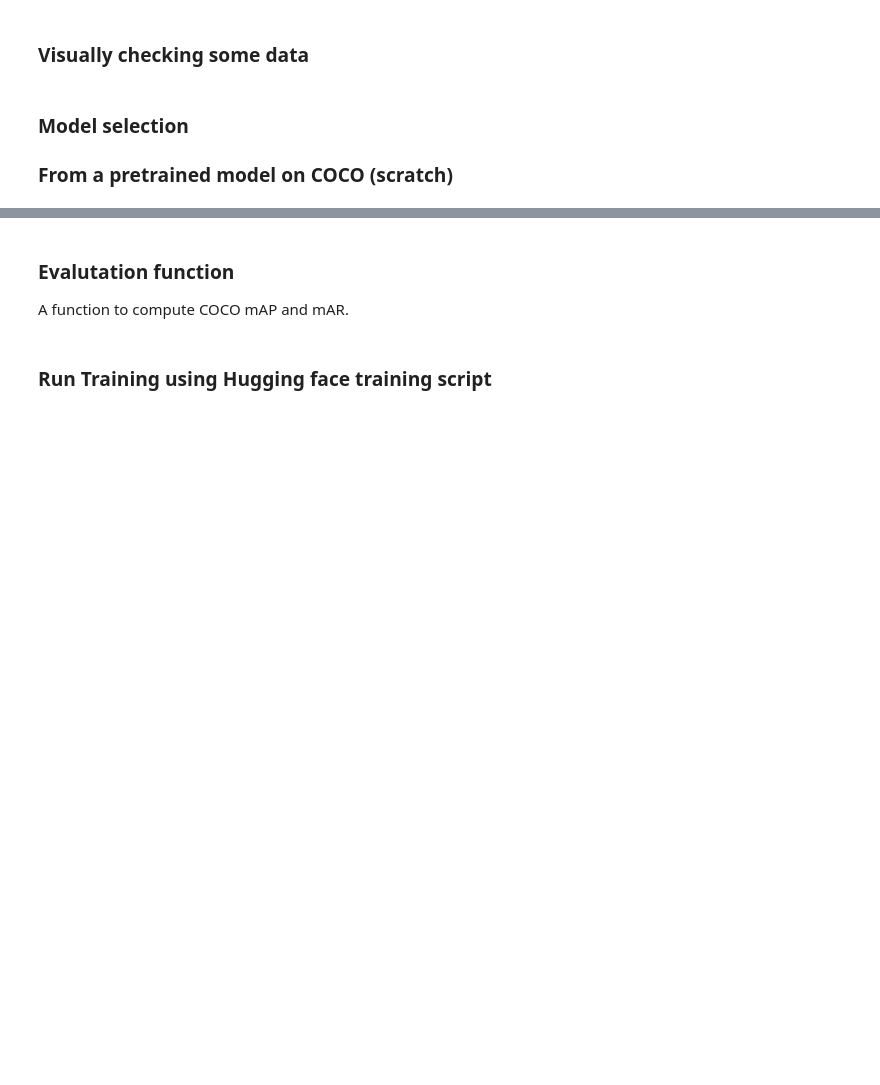
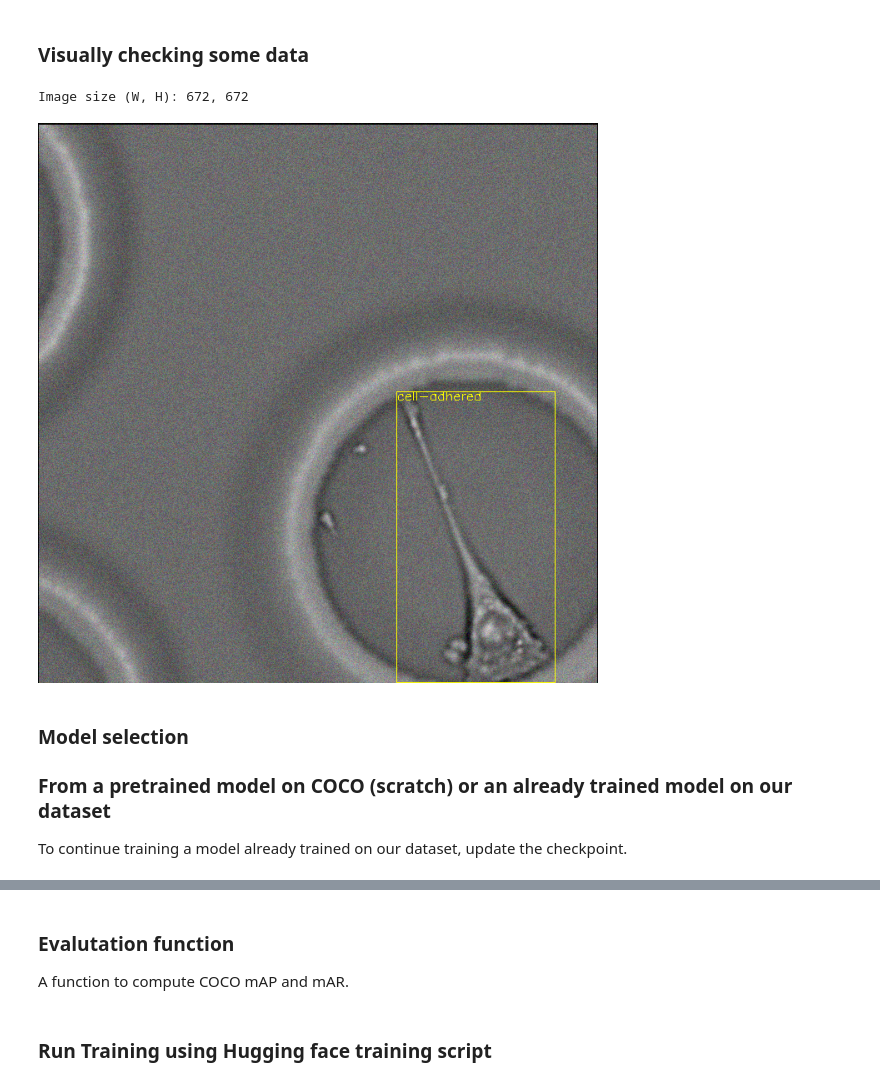
Before and after one commit to ashishsinha-cellanome/as-cells, a Jupyter notebook: Mask RCNN/Training RT-DETR for Cell detection.ipynb, the cells around one changed output, grey strips where cells are left out. Cells and saved outputs as stored; diff of their text form; code cells hidden in the pictures; blank space fills up the shorter version.

```diff
--- a/Mask RCNN/Training RT-DETR for Cell detection.ipynb
+++ b/Mask RCNN/Training RT-DETR for Cell detection.ipynb
@@ -399,0 +447,43 @@ def get_rt_detr_model(
+# %%
+if not os.path.exists(os.path.join(MODEL_PATH, CUSTOM_RT_DETR_WITH_DINOV2_BACKBONE_INITIAL_CHECKPOINT)):
+    id2label = LABEL_MAP
+    label2id = {v: k for k, v in id2label.items()}
+    pretrained_rt_detr_model_checkpoint: str = "PekingU/rtdetr_v2_r18vd"
+    pretrained_rt_detr_model = RTDetrV2ForObjectDetection.from_pretrained(
+            pretrained_rt_detr_model_checkpoint,
+            id2label = id2label,
+            label2id = label2id,
+            ignore_mismatched_sizes=True
+        )
+
+    # check the backnone output dims
+    print("Pretrained models encoder input dims: ", [pretrained_rt_detr_model.model.encoder_input_proj[i][0].weight.shape[1]
+                                  for i in range(len(pretrained_rt_detr_model.model.encoder_input_proj))])
+    print("Pretrained config encoder input dims: ", pretrained_rt_detr_model.model.backbone.intermediate_channel_sizes)
+
+    # load our custom DINOv2 bakbone with FPN from the initial checkpoint
+    dinov2_backbone_config = Dinov2BackBoneWithFPNConfig.from_pretrained(os.path.join(MODEL_PATH, DINOV2_BACKBONE_INITIAL_CHECKPOINT))
+    print("DINOv2 model checkpoint of the backbone: ", dinov2_backbone_config.dinov2_pretrained_backbone_name_or_path)
+    dinov2_backbone = Dinov2BackBoneWithFPN.from_pretrained(os.path.join(MODEL_PATH, DINOV2_BACKBONE_INITIAL_CHECKPOINT))
+
+    # update the config of pretrained_rt_detr_model to configure Dinov2 backbone with FPN
+    # convert to RTDetrV2ConfigWithCustomBackBone class before replacing the backbone
+    pretrained_model_config_dict = pretrained_rt_detr_model.config.to_dict()
+    rt_detr_model_with_dinov2_backbone_config = RTDetrV2ConfigWithCustomBackBone(**pretrained_model_config_dict)
+    # replace the backbone_config with that of DINOv2 with backbone
+    rt_detr_model_with_dinov2_backbone_config.backbone_config = dinov2_backbone_config
+
+    # build the model (with random weights), we do this to make sure the config is correct
+    test_model = RTDetrV2ForObjectDetectionWithCustomBackbone(rt_detr_model_with_dinov2_backbone_config)
+    print("Reconstructed models encoder input dims: ", [test_model.model.encoder_input_proj[i][0].weight.shape[1]
+                                                        for i in range(len(test_model.model.encoder_input_proj))])
+    print("Modified config encoder input dims: ", test_model.model.backbone.intermediate_channel_sizes)
+
+    # now replce the backbone in the model and update its config with the new one before saving
+    pretrained_rt_detr_model.config = rt_detr_model_with_dinov2_backbone_config
+    pretrained_rt_detr_model.model.backbone = dinov2_backbone
+    # save
+    pretrained_rt_detr_model.save_pretrained(os.path.join(MODEL_PATH, CUSTOM_RT_DETR_WITH_DINOV2_BACKBONE_INITIAL_CHECKPOINT))
+    print("backbone_config type for the saved model: ", type(pretrained_rt_detr_model.config.backbone_config))
+else:
+    print("The custom RT-DETR with DINOv2 backbone initial checkpoint already created!")
@@ -524,8 +617,12 @@ def show_sample(idx, train = True, instance_segmentation = False):
     # convert to PIL image to display
     return Image.fromarray(image)
 # %%
-display(show_sample(184, False, SEGMENTATION_MODEL))
+display(show_sample(123455, train_dataset))
+# %% [output]
+Image size (W, H): 672, 672
+[figure, added]
 # %% [markdown]
 ### Model selection
-### From a pretrained model on COCO (scratch)
+### From a pretrained model on COCO (scratch) or an already trained model on our dataset
+To continue training a model already trained on our dataset, update the checkpoint.
 # %%
```
Also changed, not shown: parts of 40 cells of this notebook.
